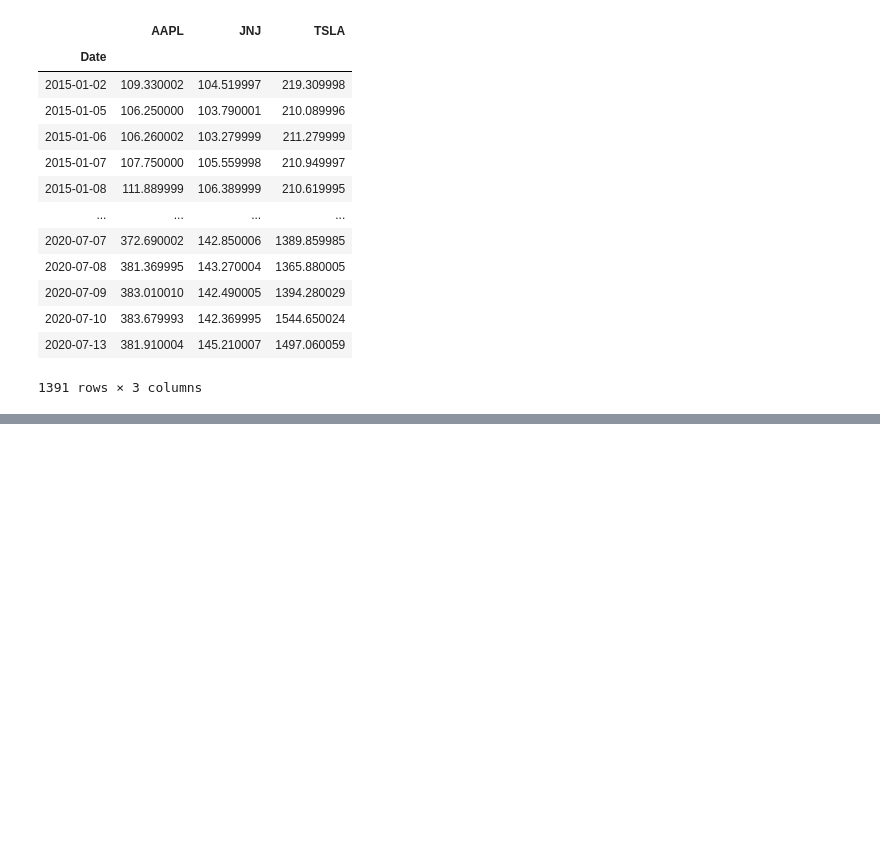
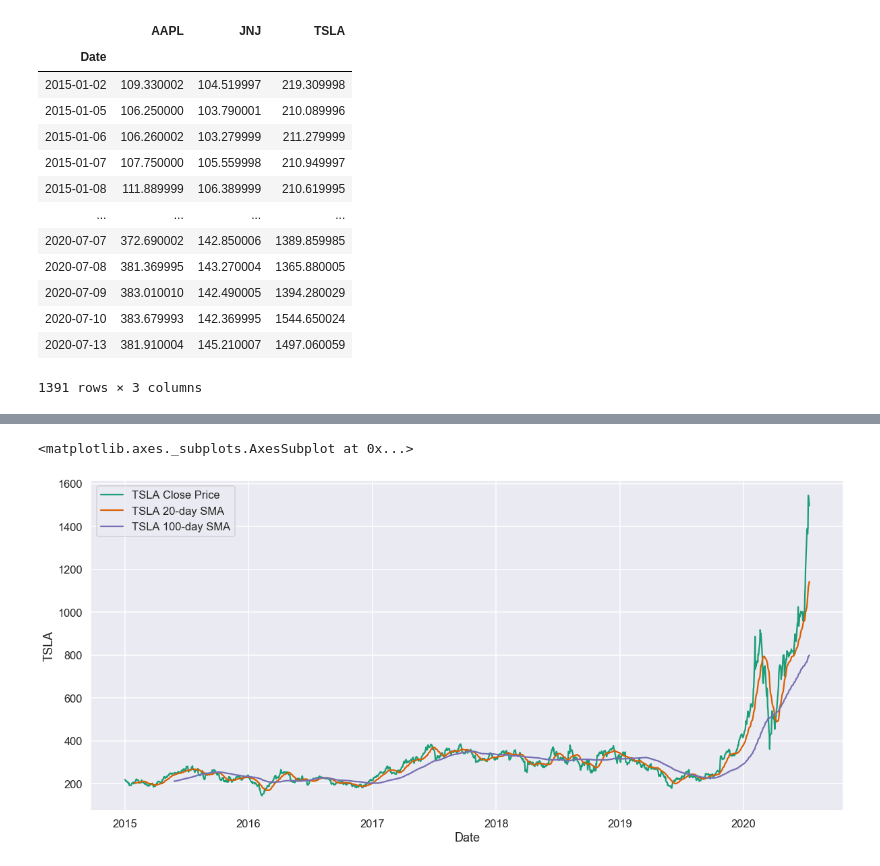
Before and after one commit to andrewcole33/moving_avg_trading, a Jupyter notebook: Untitled.ipynb, the cells around one changed output, grey strips where cells are left out. Drawn from its saved outputs; the diff is of its cells as text; code cells hidden in the pictures; blank space fills up the shorter version.

```diff
--- a/Untitled.ipynb
+++ b/Untitled.ipynb
@@ -40,0 +46,5 @@ ValueError: could not broadcast input array from shape (1391) into shape (3)
+# %%
+view_portfolio_history(df, "TSLA", 20, 100)
+# %% [output]
+<matplotlib.axes._subplots.AxesSubplot at 0x...>
+[figure, added]
```
Also changed, not shown: parts of 3 cells of this notebook, 1 other file.
